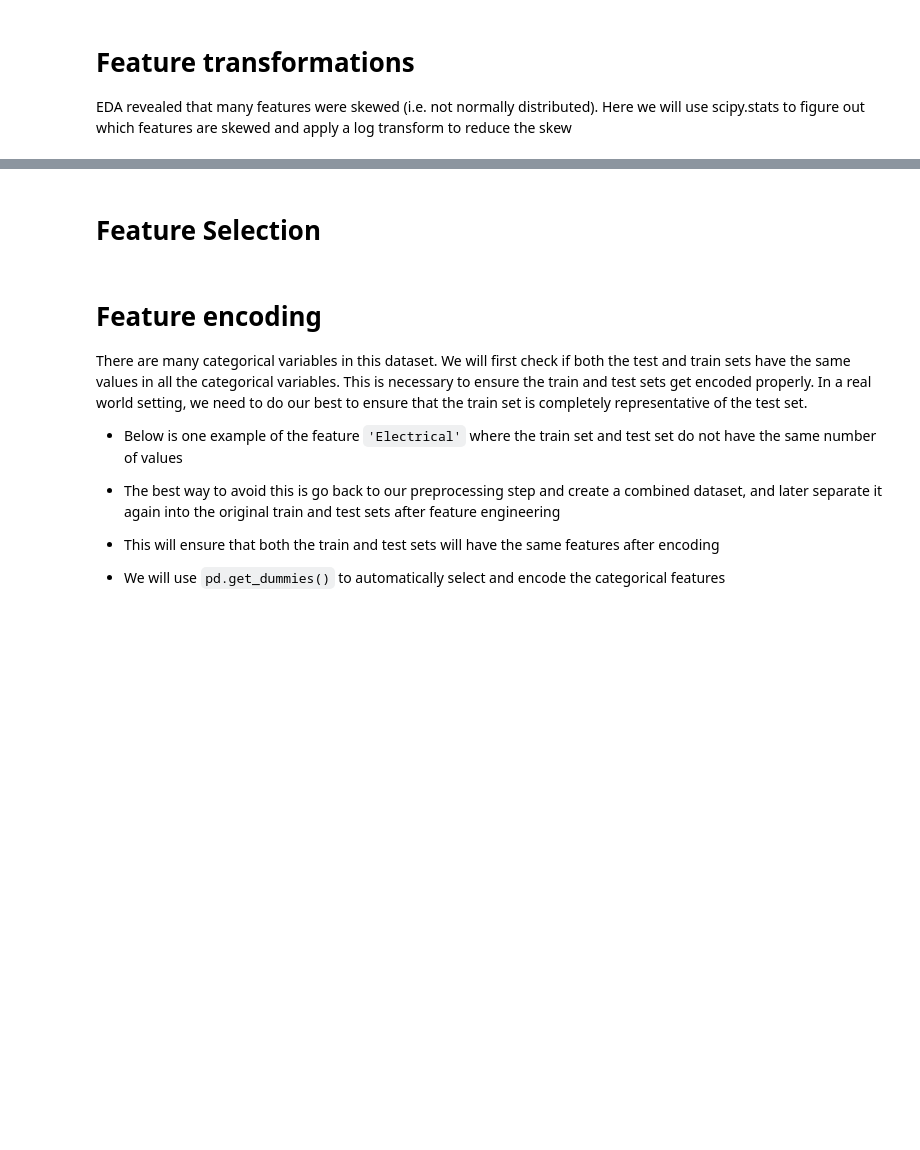
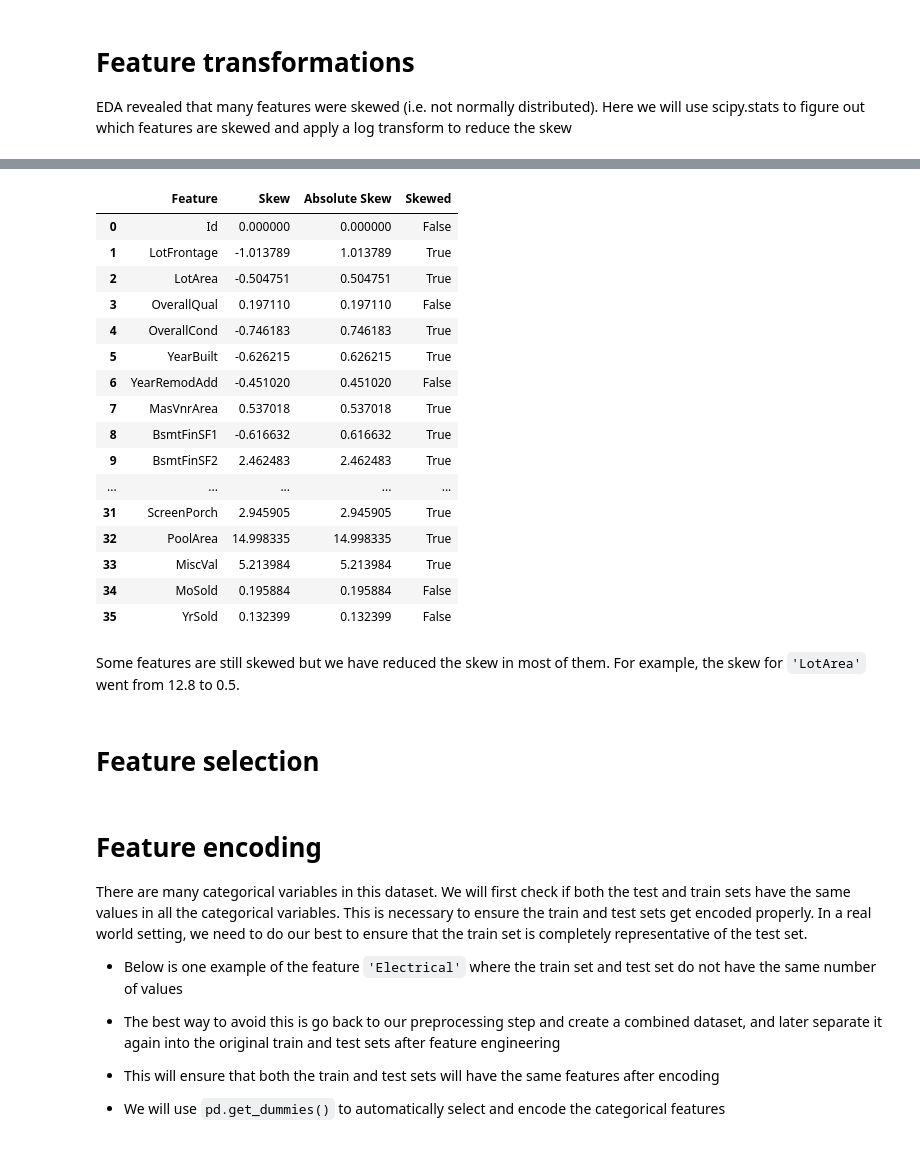
Before and after one commit to s-mushnoori/ames-housing, a Jupyter notebook: 02_FeatureEngineering.ipynb, the cells around one changed output, grey strips where cells are left out. Saved outputs shown, nothing was run; the diff lists cells and outputs as text; code cells hidden in the pictures; blank space fills up the shorter version.

```diff
--- a/02_FeatureEngineering.ipynb
+++ b/02_FeatureEngineering.ipynb
@@ -150,0 +186,28 @@ EDA revealed that many features were skewed (i.e. not normally distributed). Her
+# %%
+df1 = df_all.copy()
+skewed_cols = find_skew(df1, show=False, col_names=True)
+
+for col in skewed_cols:
+  df1[col] = np.log1p(df1[col])
+
+find_skew(df1)
+# %% [output]
+|  | Feature | Skew | Absolute Skew | Skewed |
+| 0 | Id | 0.000000 | 0.000000 | False |
+| 1 | LotFrontage | -1.013789 | 1.013789 | True |
+| 2 | LotArea | -0.504751 | 0.504751 | True |
+| 3 | OverallQual | 0.197110 | 0.197110 | False |
+| 4 | OverallCond | -0.746183 | 0.746183 | True |
+| 5 | YearBuilt | -0.626215 | 0.626215 | True |
+| 6 | YearRemodAdd | -0.451020 | 0.451020 | False |
+| 7 | MasVnrArea | 0.537018 | 0.537018 | True |
+| 8 | BsmtFinSF1 | -0.616632 | 0.616632 | True |
+| 9 | BsmtFinSF2 | 2.462483 | 2.462483 | True |
+| ... | ... | ... | ... | ... |
+| 31 | ScreenPorch | 2.945905 | 2.945905 | True |
+| 32 | PoolArea | 14.998335 | 14.998335 | True |
+| 33 | MiscVal | 5.213984 | 5.213984 | True |
+| 34 | MoSold | 0.195884 | 0.195884 | False |
+| 35 | YrSold | 0.132399 | 0.132399 | False |
+# %% [markdown]
+Some features are still skewed but we have reduced the skew in most of them. For example, the skew for `'LotArea'` went from 12.8 to 0.5.
@@ -151,5 +216,5 @@ EDA revealed that many features were skewed (i.e. not normally distributed). Her
 # %% [markdown]
-# Feature Selection
+# Feature selection
 # %% [markdown]
 # Feature encoding
 
```
Also changed, not shown: parts of 6 cells of this notebook.
